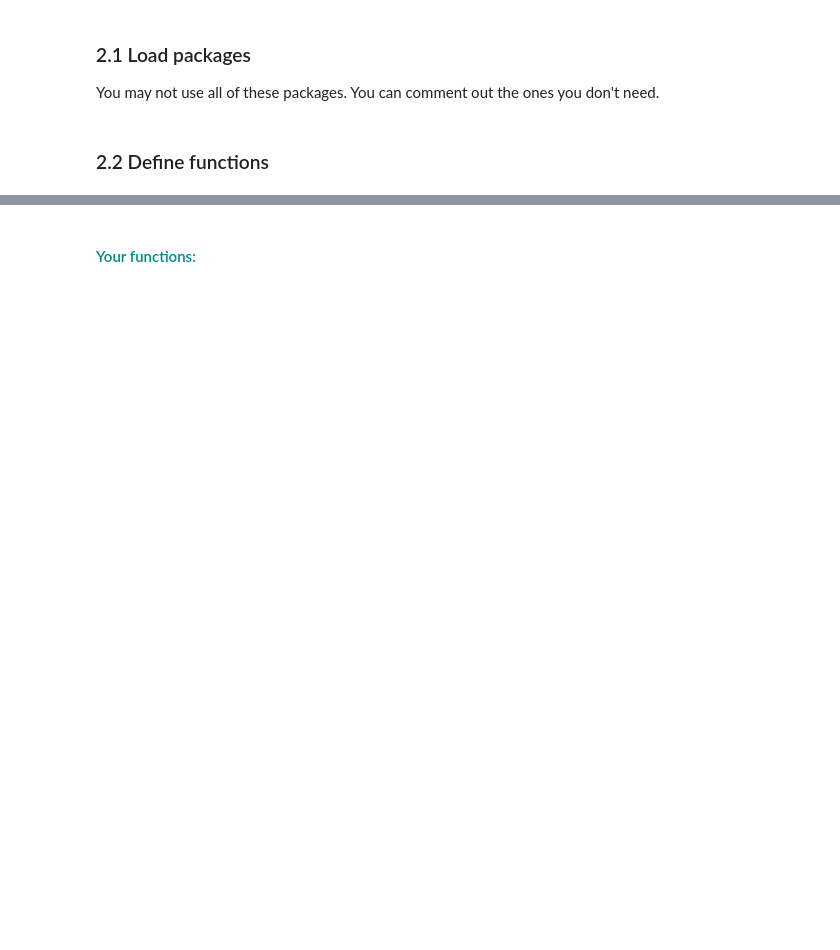
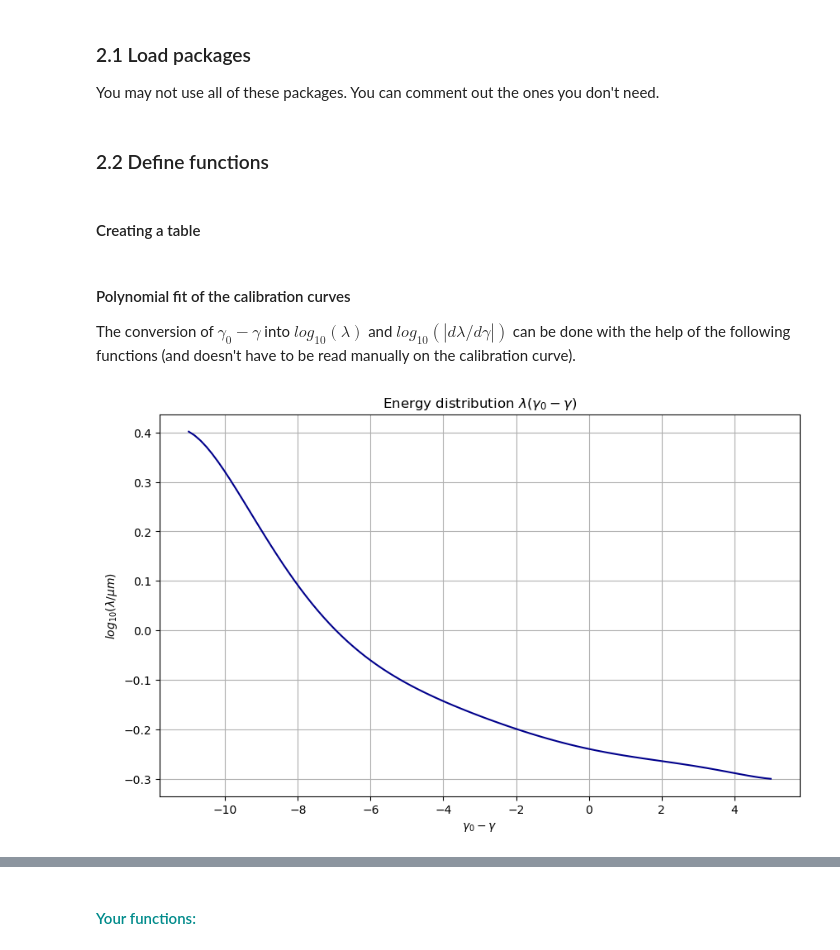
Before and after one commit to dimitrifranov/Physikpraktikum, a Jupyter notebook: Experiments/21_spectral_energy/21_report.ipynb, the cells around one changed output, grey strips where cells are left out. Drawn from its saved outputs; the diff is of its cells as text; code cells hidden in the pictures; blank space fills up the shorter version.

```diff
--- a/Experiments/21_spectral_energy/21_report.ipynb
+++ b/Experiments/21_spectral_energy/21_report.ipynb
@@ -78,0 +87,2 @@ import ipywidgets as widgets
+# %% [markdown]
+#### Creating a table
@@ -78,0 +106,41 @@ import ipywidgets as widgets
+# %% [markdown]
+#### Polynomial fit of the calibration curves
+The conversion of $\gamma_0-\gamma$ into $log_{10}(\lambda)$ and $log_{10}(|d\lambda/d\gamma|)$ can be done with the help of the following functions (and doesn't have to be read manually on the calibration curve).
+# %%
+#----------------------------------------------
+# generic Polynomial
+#----------------------------------------------
+
+def polynom(coefficients, x): # coefficients: array with the coefficients
+    poly = 0
+    for i in range(len(coefficients)):
+        poly = poly + coefficients[i]*x**i
+    return poly
+
+#----------------------------------------------
+# Fit function for log10(lambda)
+#----------------------------------------------
+
+def log10lambda(x): # lambda in micrometer, x = gamma0-gamma [°]
+    coefficients = [-0.23991, -0.01573, 0.00226, -1.21005E-4, -7.53654E-5, -4.09306E-6, 1.70008E-6, 1.30007E-7] # B0 ... B7 von der Eichkurven-Fitfunktion
+    return polynom(coefficients, x)
+
+#----------------------------------------------
+# Fit function for log10(|dlambda/dgamma|)
+#----------------------------------------------
+
+def log10dlambda_dgamma(x): # lambda in micrometer, x = gamma0 - gamma [°]
+    coefficients = [-1.63959,-0.08758,0.00106,5.9517E-4,1.86036E-4,-2.01466E-5,-3.45518E-6,-5.57806E-8]
+    return polynom(coefficients,x)
+# %%
+plt.figure(figsize=(10, 6))
+x = np.linspace(-11,5,100)
+y = log10lambda(x)
+plt.plot(x, y, label='Line', color='darkblue')
+plt.grid(True, which='both')
+plt.xlabel('$\gamma_0-\gamma$')
+plt.ylabel('$log_{10}(\lambda / \mu m)$')
+plt.title('Energy distribution $\lambda (\gamma_0-\gamma)$') # Replace with an appropriate title
+plt.show()
+# %% [output]
+[figure, added]
```
Also changed, not shown: parts of 93 cells of this notebook.
